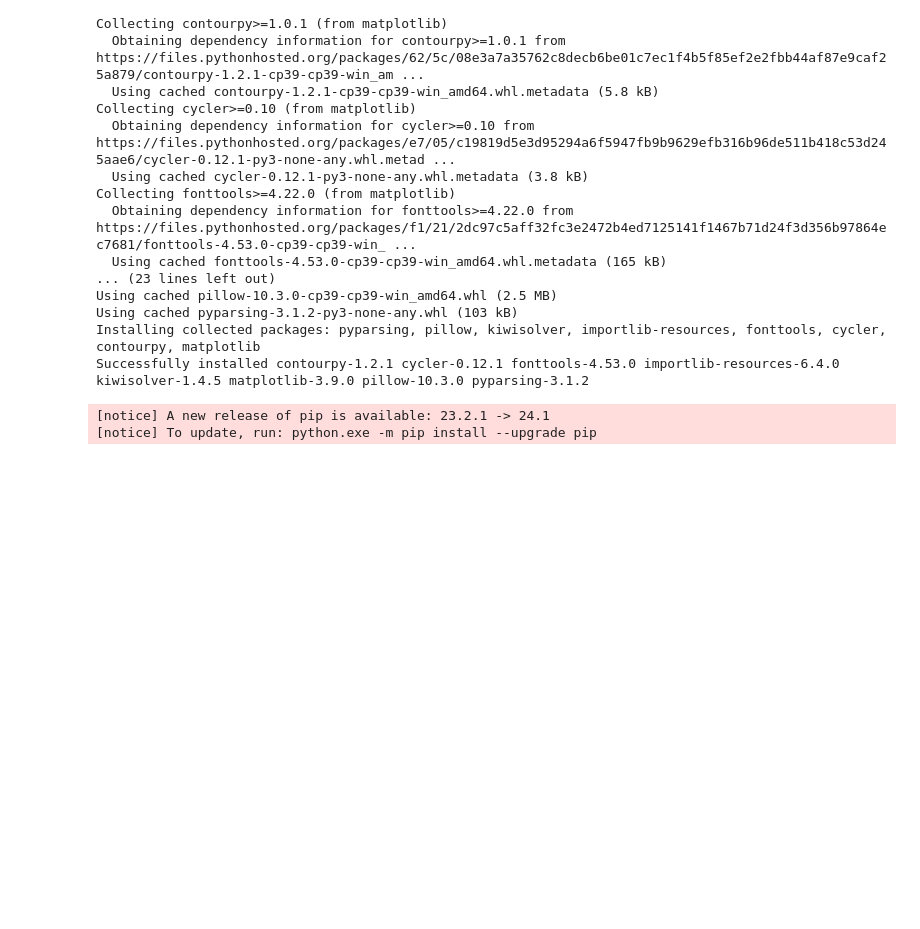
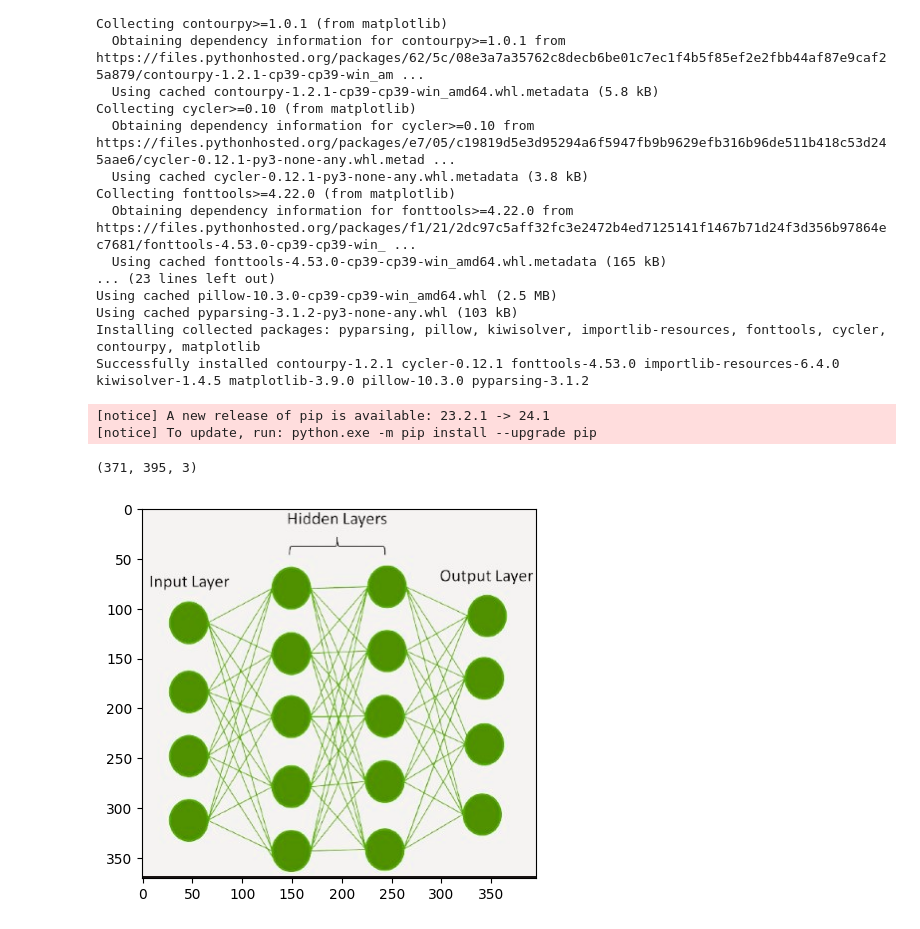
Before and after one commit to aiseeyou/aiseeyou-learning-python, a Jupyter notebook: 012-computer-vision.ipynb, the cells around one changed output. Saved outputs shown, nothing was run; the diff lists cells and outputs as text; code cells hidden in the pictures; blank space fills up the shorter version.

```diff
--- a/012-computer-vision.ipynb
+++ b/012-computer-vision.ipynb
@@ -155,3 +155,18 @@ Installing collected packages: pyparsing, pillow, kiwisolver, importlib-resource
 Successfully installed contourpy-1.2.1 cycler-0.12.1 fonttools-4.53.0 importlib-resources-6.4.0 kiwisolver-1.4.5 matplotlib-3.9.0 pillow-10.3.0 pyparsing-3.1.2
 [notice] A new release of pip is available: 23.2.1 -> 24.1
 [notice] To update, run: python.exe -m pip install --upgrade pip
+# %%
+#import cv2, numpy and matplotlib libraries
+import cv2
+import numpy as np
+import matplotlib.pyplot as plt
+img=cv2.imread("image/010-ann.jpg")
+#Displaying image using plt.imshow() method
+plt.imshow(img)
+print(img.shape)
+#hold the window
+# plt.waitforbuttonpress()
+# plt.close('all')
+# %% [output]
+(371, 395, 3)
+[figure, added]
```
Also changed, not shown: parts of 12 cells of this notebook.
